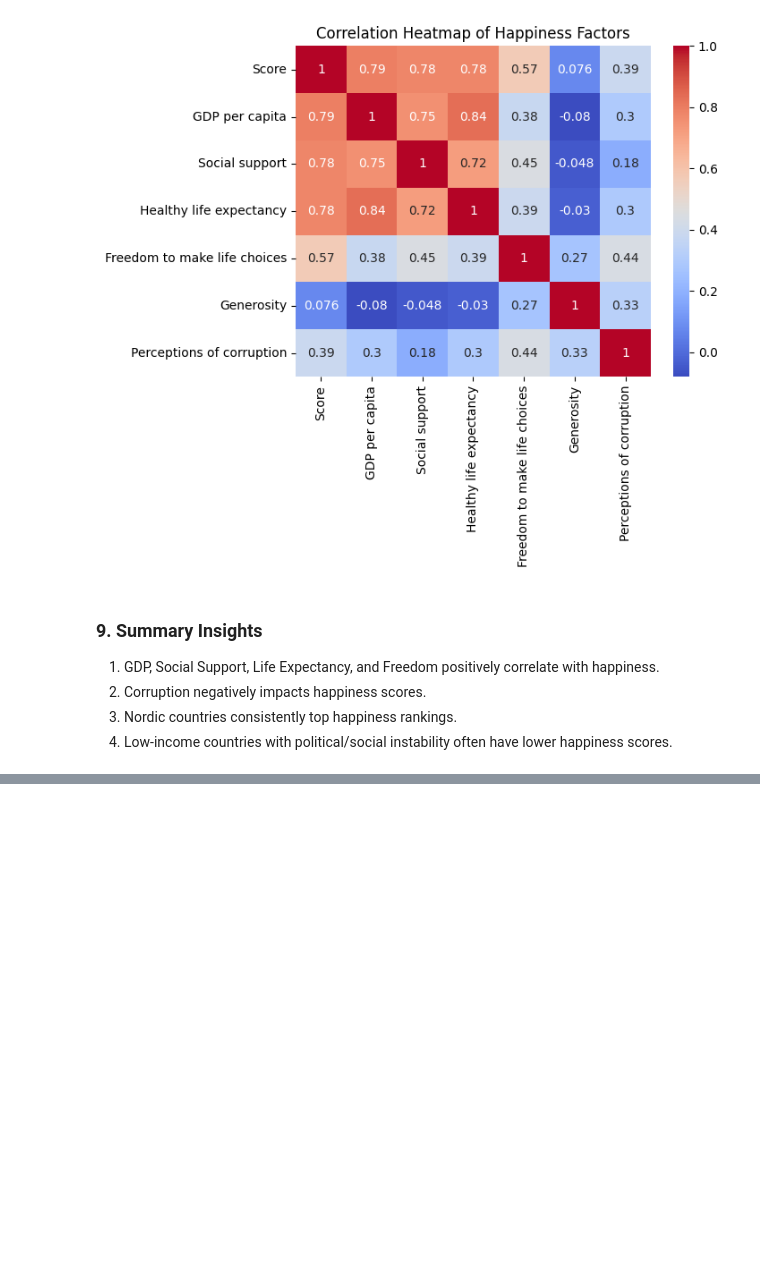
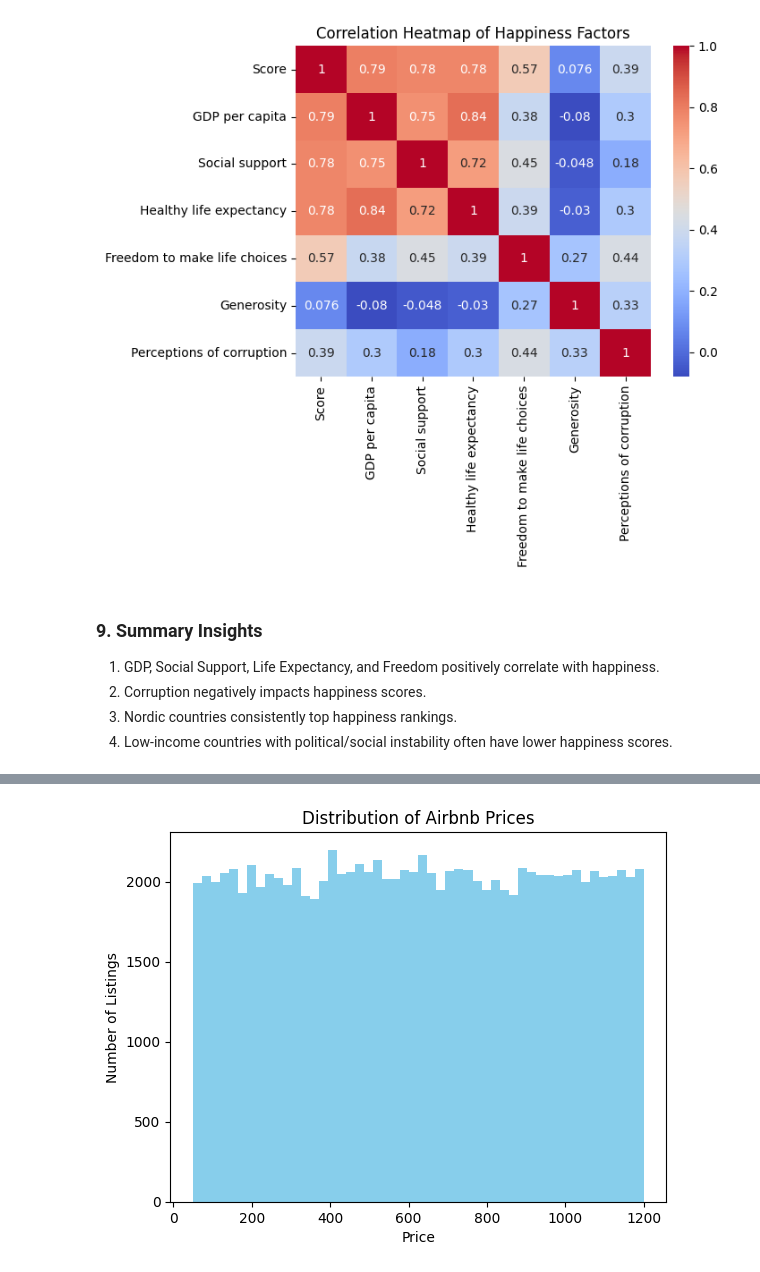
Before and after one commit to supekavya/FullStackDataScience, a Jupyter notebook: Assignment.ipynb, the cells around one changed output, grey strips where cells are left out. Cells and saved outputs as stored; diff of their text form; code cells hidden in the pictures; blank space fills up the shorter version.

```diff
--- a/Assignment.ipynb
+++ b/Assignment.ipynb
@@ -531,0 +664,8 @@ plt.show()
+# %%
+plt.hist(df['price'], bins=50, color='skyblue')
+plt.title("Distribution of Airbnb Prices")
+plt.xlabel("Price")
+plt.ylabel("Number of Listings")
+plt.show()
+# %% [output]
+[figure, added]
```
Also changed, not shown: parts of 38 cells of this notebook, 6 other files.
